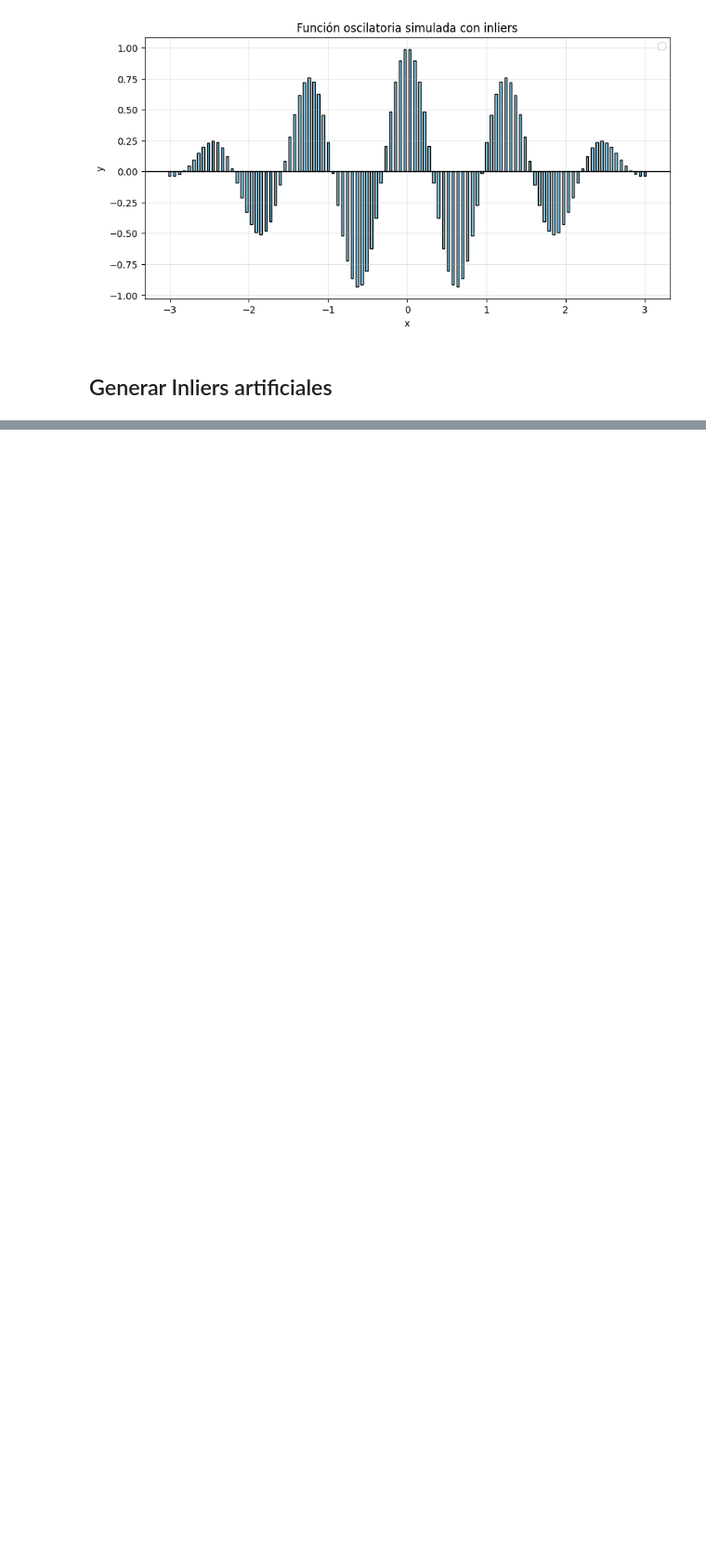
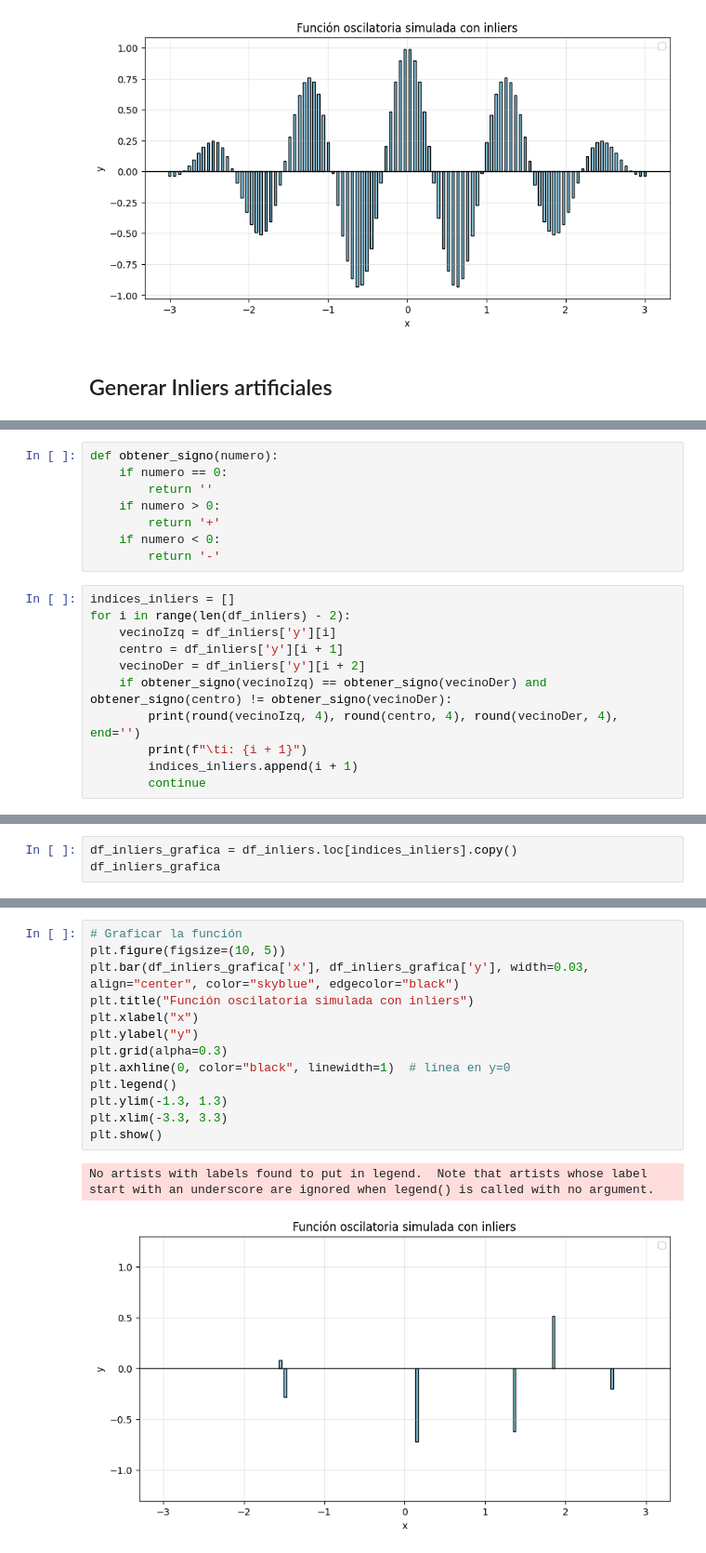
Before and after one commit to Pinedah/ESCOM_data-analysis, a Jupyter notebook: P1/tarea2_pineda_hernandez.ipynb, the cells around one changed output, grey strips where cells are left out. Shown: that part at 93% size. Cells and saved outputs as stored; diff of their text form; blank space fills up the shorter version.

Commit message:
feat: algoritmo a base de signos (con fallas)

```diff
--- a/P1/tarea2_pineda_hernandez.ipynb
+++ b/P1/tarea2_pineda_hernandez.ipynb
@@ -145,0 +91,19 @@ for i in range(len(df_inliers) - 2):
+# %%
+def obtener_signo(numero):
+    if numero == 0:
+        return ''
+    if numero > 0:
+        return '+'
+    if numero < 0:
+        return '-'
+# %%
+indices_inliers = []
+for i in range(len(df_inliers) - 2):
+    vecinoIzq = df_inliers['y'][i]
+    centro = df_inliers['y'][i + 1]
+    vecinoDer = df_inliers['y'][i + 2]
+    if obtener_signo(vecinoIzq) == obtener_signo(vecinoDer) and obtener_signo(centro) != obtener_signo(vecinoDer):
+        print(round(vecinoIzq, 4), round(centro, 4), round(vecinoDer, 4), end='')
+        print(f"\ti: {i + 1}")
+        indices_inliers.append(i + 1)
+        continue
@@ -149,0 +121,3 @@ indices_inliers
+# %%
+df_inliers_grafica = df_inliers.loc[indices_inliers].copy()
+df_inliers_grafica
@@ -149,0 +132,16 @@ indices_inliers
+# %%
+# Graficar la función
+plt.figure(figsize=(10, 5))
+plt.bar(df_inliers_grafica['x'], df_inliers_grafica['y'], width=0.03, align="center", color="skyblue", edgecolor="black")
+plt.title("Función oscilatoria simulada con inliers")
+plt.xlabel("x")
+plt.ylabel("y")
+plt.grid(alpha=0.3)
+plt.axhline(0, color="black", linewidth=1)  # línea en y=0
+plt.legend()
+plt.ylim(-1.3, 1.3)
+plt.xlim(-3.3, 3.3)
+plt.show()
+# %% [output]
+No artists with labels found to put in legend.  Note that artists whose label start with an underscore are ignored when legend() is called with no argument.
+[figure, added]
```
Also changed, not shown: parts of 12 cells of this notebook.
